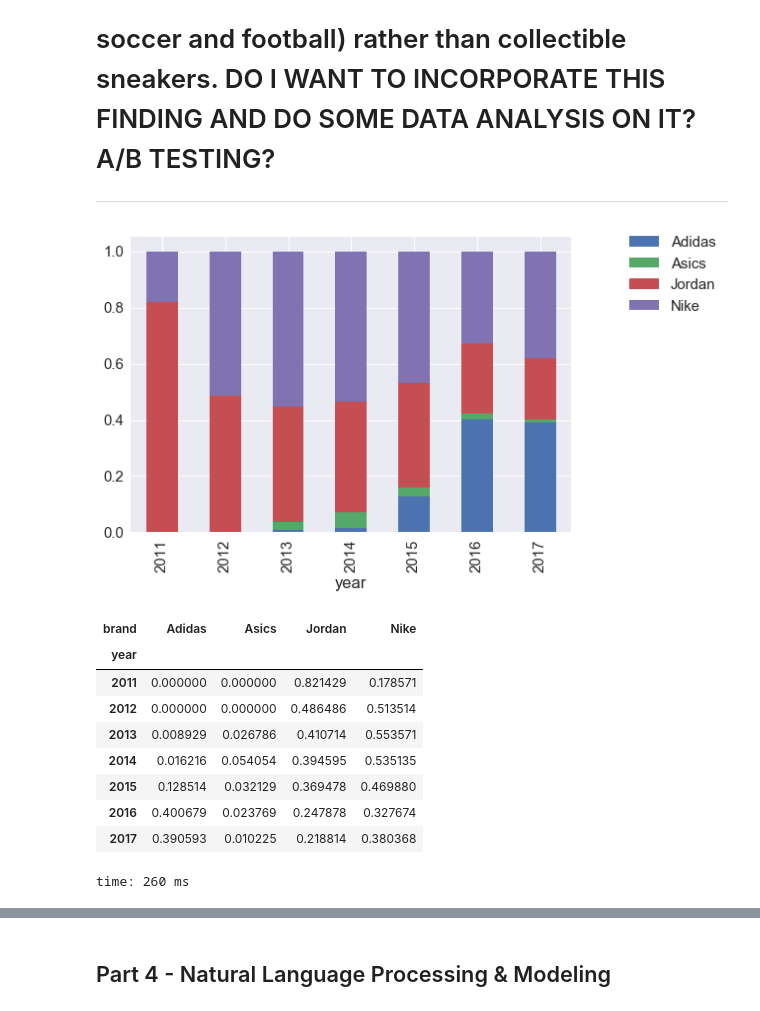
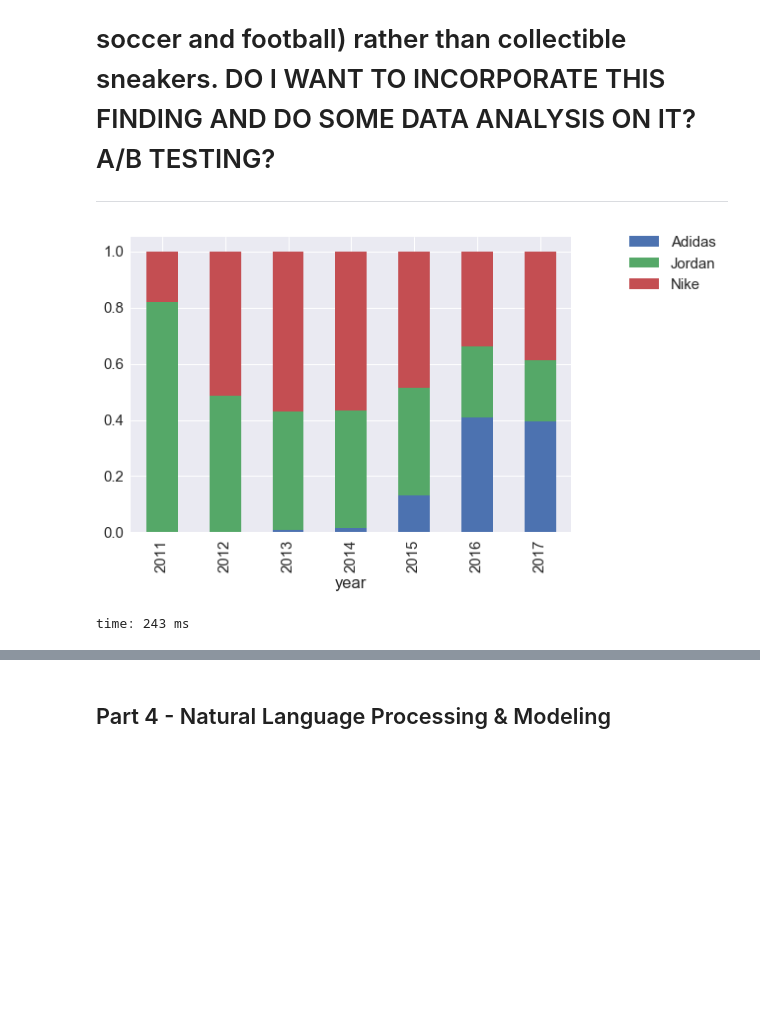
Before and after one commit to chrisk447/Capstone-GA, a Jupyter notebook: StockX Notebook.ipynb, the cells around one changed output, grey strips where cells are left out. Cells and saved outputs as stored; diff of their text form; code cells hidden in the pictures; blank space fills up the shorter version.

```diff
--- a/StockX Notebook.ipynb
+++ b/StockX Notebook.ipynb
@@ -255,7 +255,7 @@ time: 66 ms
 Scale the dataframe down so that not too many outside brands are taking the focus away from the main goal of the project.
 # %%
 # Concerned with only the top brands
-tops = shoe[(shoe.brand=='Adidas')|(shoe.brand=='Nike')|(shoe.brand=='Jordan')]
-tops.reset_index(drop=True, inplace=True)
-tops.shape
+topshoes = shoe[(shoe.brand=='Adidas')|(shoe.brand=='Nike')|(shoe.brand=='Jordan')]
+topshoes.reset_index(drop=True, inplace=True)
+topshoes.shape
 # %% [output]
@@ -298,26 +299,16 @@ time: 31.2 s
 ---
 # %%
 # Did Adidas increase market share (on StockX) in pure number of listings?
-sub_tops = tops[tops.year>2010].groupby(['year', 'brand'])['brand'].count().unstack().fillna(0)
+sub_tops = topshoes[topshoes.year>2010].groupby(['year', 'brand'])['brand'].count().unstack().fillna(0)
 sub_tops = sub_tops.T
 sub_tops = sub_tops.div(sub_tops.sum())
 sub_tops = sub_tops.T
 
 sub_tops.plot(kind='bar', stacked=True)
 plt.legend(bbox_to_anchor=(1.1, 1.05))
 plt.show()
-sub_tops
 # %% [output]
-[figure, old version]
+[figure, new version]
-| brand | Adidas | Asics | Jordan | Nike |
-| year |  |  |  |  |
-| 2011 | 0.000000 | 0.000000 | 0.821429 | 0.178571 |
-| 2012 | 0.000000 | 0.000000 | 0.486486 | 0.513514 |
-| 2013 | 0.008929 | 0.026786 | 0.410714 | 0.553571 |
-| 2014 | 0.016216 | 0.054054 | 0.394595 | 0.535135 |
-| 2015 | 0.128514 | 0.032129 | 0.369478 | 0.469880 |
-| 2016 | 0.400679 | 0.023769 | 0.247878 | 0.327674 |
-| 2017 | 0.390593 | 0.010225 | 0.218814 | 0.380368 |
-time: 260 ms
+time: 243 ms
 # %%
 # Did Adidas increase in terms of sneakerhead influence, measured by sum of rarity?
```
Also changed, not shown: parts of 49 cells of this notebook.
